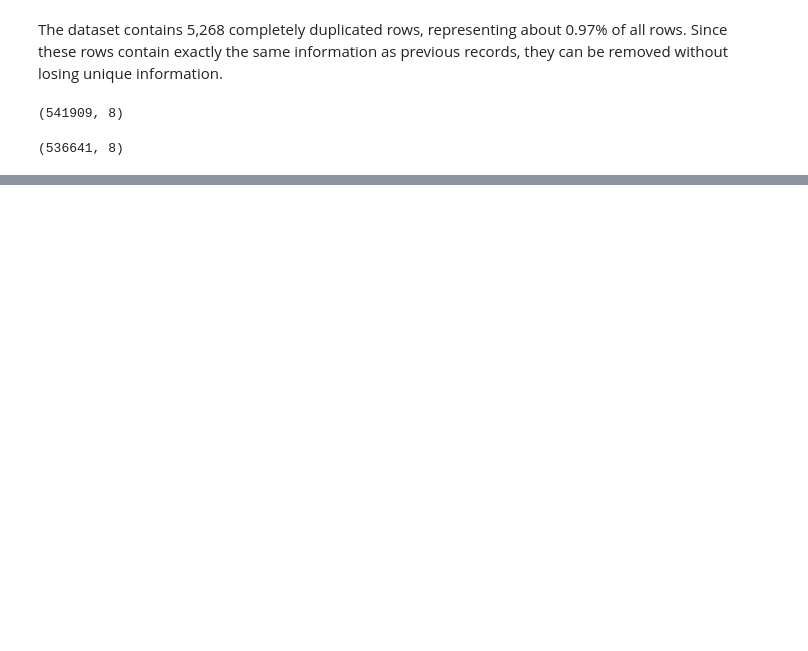
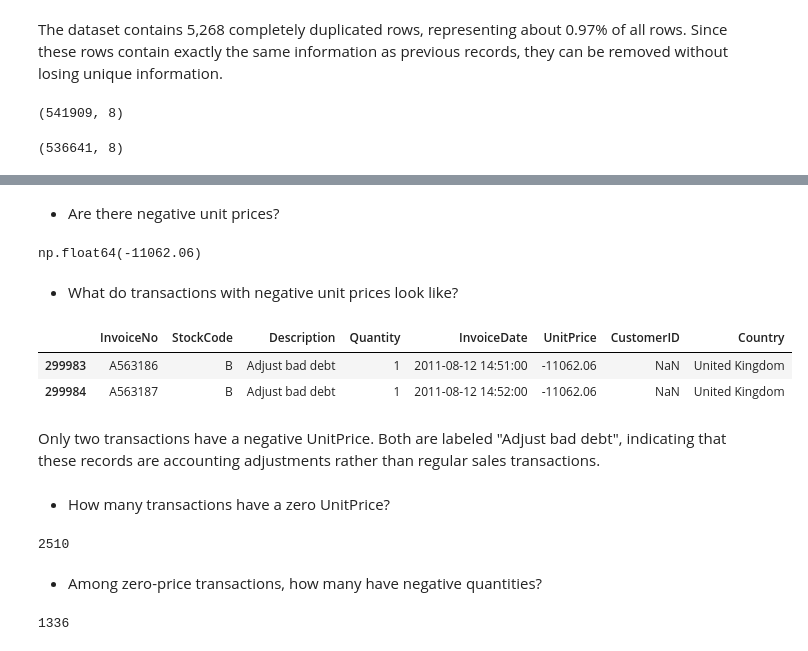
Before and after one commit to aylinshojazade/online-retail-analysis, a Jupyter notebook: analysis.ipynb, the cells around one changed output, grey strips where cells are left out. Saved outputs shown, nothing was run; the diff lists cells and outputs as text; code cells hidden in the pictures; blank space fills up the shorter version.

```diff
--- a/analysis.ipynb
+++ b/analysis.ipynb
@@ -240,0 +360,28 @@ df.shape
+# %% [markdown]
+- Are there negative unit prices?
+# %%
+df["UnitPrice"].min()
+# %% [output]
+np.float64(-11062.06)
+# %% [markdown]
+- What do transactions with negative unit prices look like?
+# %%
+df[df["UnitPrice"] < 0].head(20)
+# %% [output]
+|  | InvoiceNo | StockCode | Description | Quantity | InvoiceDate | UnitPrice | CustomerID | Country |
+| 299983 | A563186 | B | Adjust bad debt | 1 | 2011-08-12 14:51:00 | -11062.06 | NaN | United Kingdom |
+| 299984 | A563187 | B | Adjust bad debt | 1 | 2011-08-12 14:52:00 | -11062.06 | NaN | United Kingdom |
+# %% [markdown]
+Only two transactions have a negative UnitPrice. Both are labeled "Adjust bad debt", indicating that these records are accounting adjustments rather than regular sales transactions.
+# %% [markdown]
+- How many transactions have a zero UnitPrice?
+# %%
+df[df["UnitPrice"] == 0].shape[0]
+# %% [output]
+2510
+# %% [markdown]
+- Among zero-price transactions, how many have negative quantities?
+# %%
+df[(df["UnitPrice"] == 0) & (df["Quantity"] < 0)].shape[0]
+# %% [output]
+1336
```
Also changed, not shown: parts of 38 cells of this notebook.
